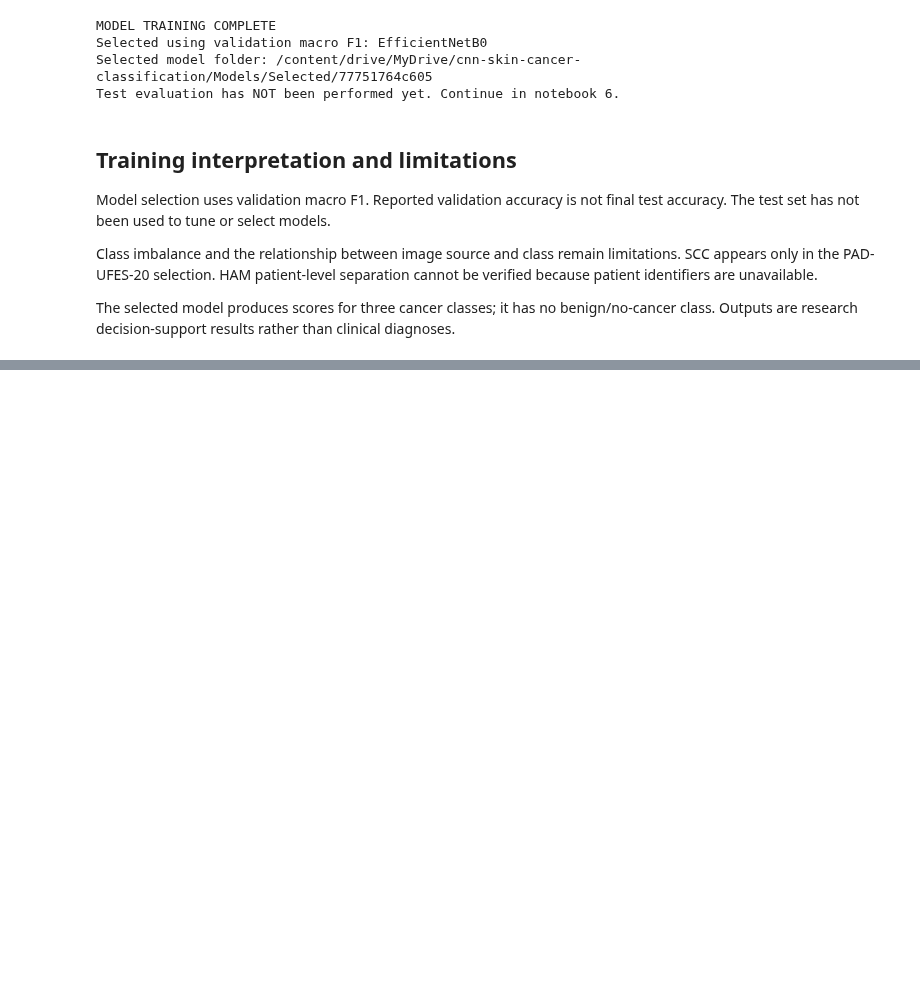
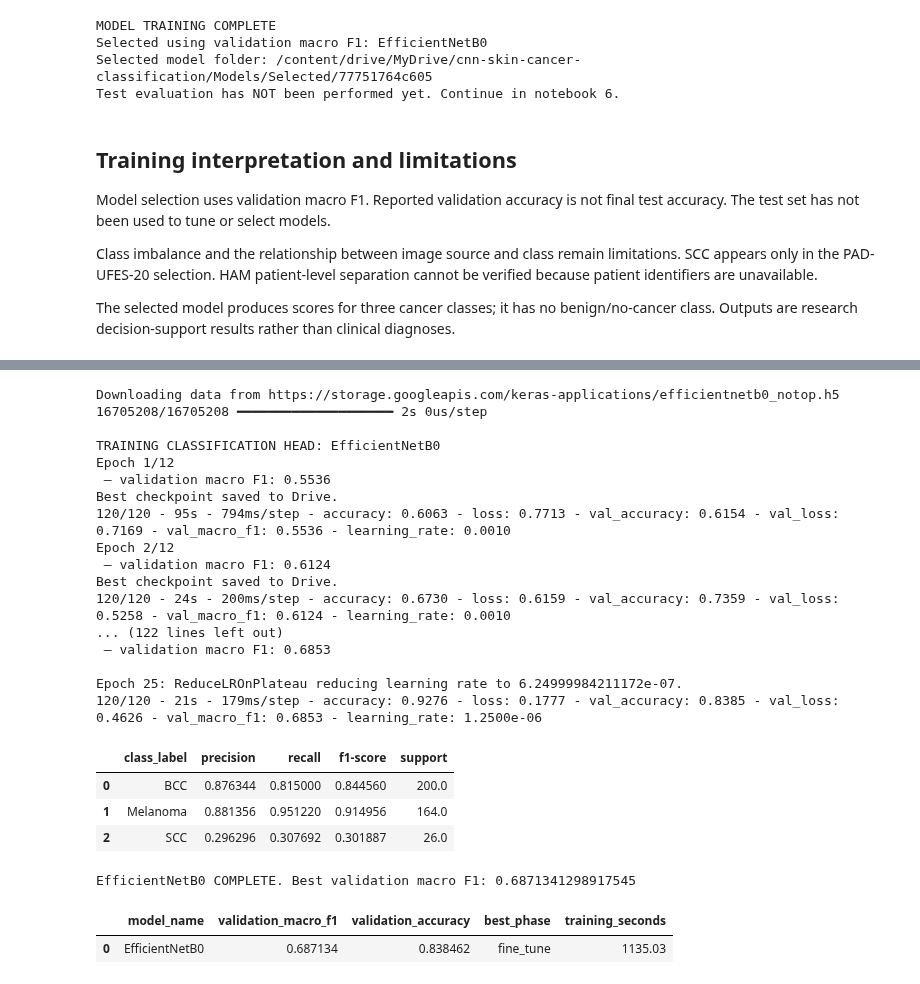
Before and after one commit to Chetalam/cnn-skin-cancer-classification, a Jupyter notebook: notebooks/05_model_training.ipynb, the cells around one changed output, grey strips where cells are left out. Cells and saved outputs as stored; diff of their text form; code cells hidden in the pictures; blank space fills up the shorter version.

```diff
--- a/notebooks/05_model_training.ipynb
+++ b/notebooks/05_model_training.ipynb
@@ -502,0 +741,31 @@ The selected model produces scores for three cancer classes; it has no benign/no
+# %%
+result = train_one_model('EfficientNetB0')
+display(pd.DataFrame([result])[[
+    'model_name', 'validation_macro_f1', 'validation_accuracy',
+    'best_phase', 'training_seconds',
+]])
+# %% [output]
+Downloading data from https://storage.googleapis.com/keras-applications/efficientnetb0_notop.h5
+16705208/16705208 ━━━━━━━━━━━━━━━━━━━━ 2s 0us/step
+
+TRAINING CLASSIFICATION HEAD: EfficientNetB0
+Epoch 1/12
+ — validation macro F1: 0.5536
+Best checkpoint saved to Drive.
+120/120 - 95s - 794ms/step - accuracy: 0.6063 - loss: 0.7713 - val_accuracy: 0.6154 - val_loss: 0.7169 - val_macro_f1: 0.5536 - learning_rate: 0.0010
+Epoch 2/12
+ — validation macro F1: 0.6124
+Best checkpoint saved to Drive.
+120/120 - 24s - 200ms/step - accuracy: 0.6730 - loss: 0.6159 - val_accuracy: 0.7359 - val_loss: 0.5258 - val_macro_f1: 0.6124 - learning_rate: 0.0010
+... (122 lines left out)
+ — validation macro F1: 0.6853
+
+Epoch 25: ReduceLROnPlateau reducing learning rate to 6.24999984211172e-07.
+120/120 - 21s - 179ms/step - accuracy: 0.9276 - loss: 0.1777 - val_accuracy: 0.8385 - val_loss: 0.4626 - val_macro_f1: 0.6853 - learning_rate: 1.2500e-06
+|  | class_label | precision | recall | f1-score | support |
+| 0 | BCC | 0.876344 | 0.815000 | 0.844560 | 200.0 |
+| 1 | Melanoma | 0.881356 | 0.951220 | 0.914956 | 164.0 |
+| 2 | SCC | 0.296296 | 0.307692 | 0.301887 | 26.0 |
+EfficientNetB0 COMPLETE. Best validation macro F1: 0.6871341298917545
+|  | model_name | validation_macro_f1 | validation_accuracy | best_phase | training_seconds |
+| 0 | EfficientNetB0 | 0.687134 | 0.838462 | fine_tune | 1135.03 |
```
Also changed, not shown: parts of 7 cells of this notebook.
